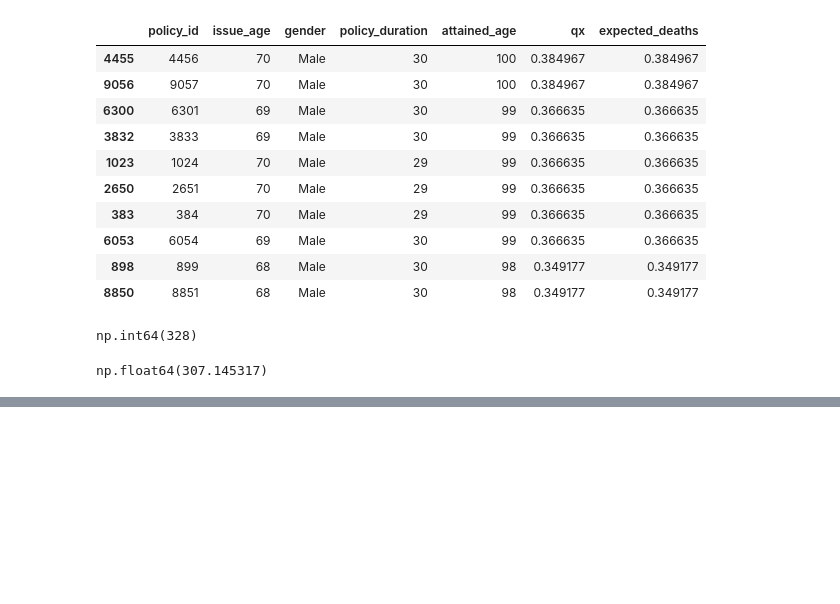
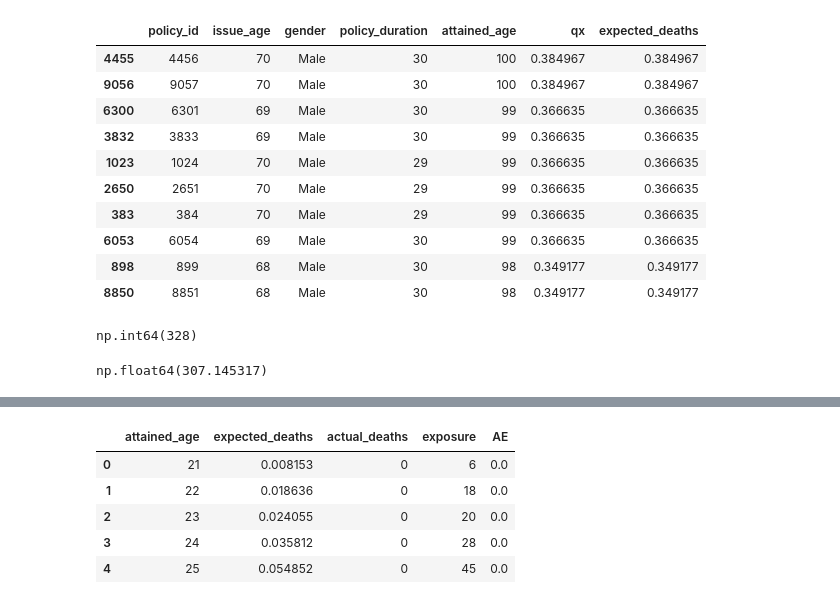
Before and after one commit to arftonlum/MortalityLapseStudy, a Jupyter notebook: notebooks/01_generate_portfolio.ipynb, the cells around one changed output, grey strips where cells are left out. Cells and saved outputs as stored; diff of their text form; code cells hidden in the pictures; blank space fills up the shorter version.

```diff
--- a/notebooks/01_generate_portfolio.ipynb
+++ b/notebooks/01_generate_portfolio.ipynb
@@ -168,0 +136,25 @@ ae_ratio = portfolio["death"].sum() / portfolio["qx"].sum()
+# %%
+experience = (
+    portfolio
+    .groupby("attained_age")
+    .agg(
+        expected_deaths=("expected_deaths", "sum"),
+        actual_deaths=("death", "sum"),
+        exposure=("policy_id", "count")
+    )
+    .reset_index()
+)
+
+experience["AE"] = (
+    experience["actual_deaths"] /
+    experience["expected_deaths"]
+)
+
+experience.head()
+# %% [output]
+|  | attained_age | expected_deaths | actual_deaths | exposure | AE |
+| 0 | 21 | 0.008153 | 0 | 6 | 0.0 |
+| 1 | 22 | 0.018636 | 0 | 18 | 0.0 |
+| 2 | 23 | 0.024055 | 0 | 20 | 0.0 |
+| 3 | 24 | 0.035812 | 0 | 28 | 0.0 |
+| 4 | 25 | 0.054852 | 0 | 45 | 0.0 |
```
Also changed, not shown: parts of 8 cells of this notebook.
